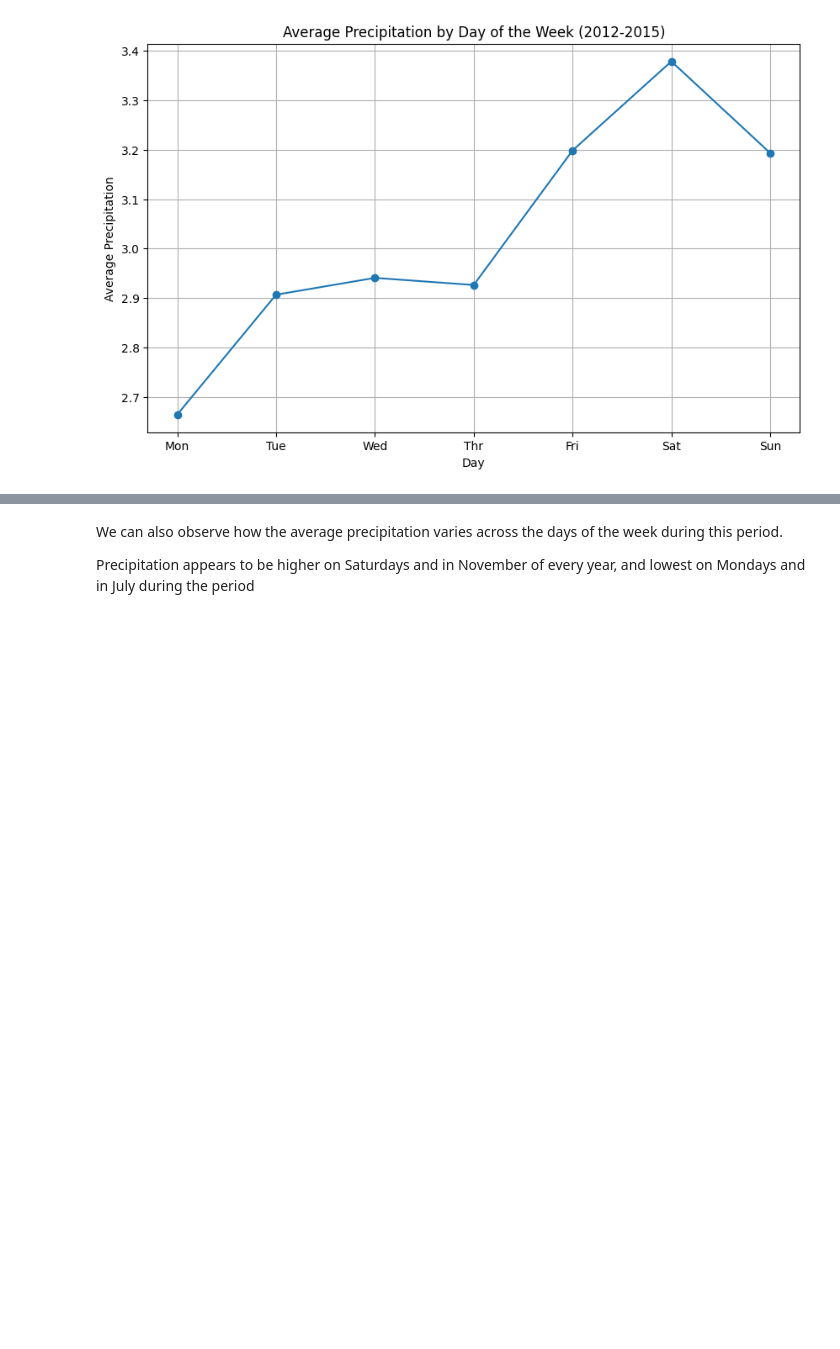
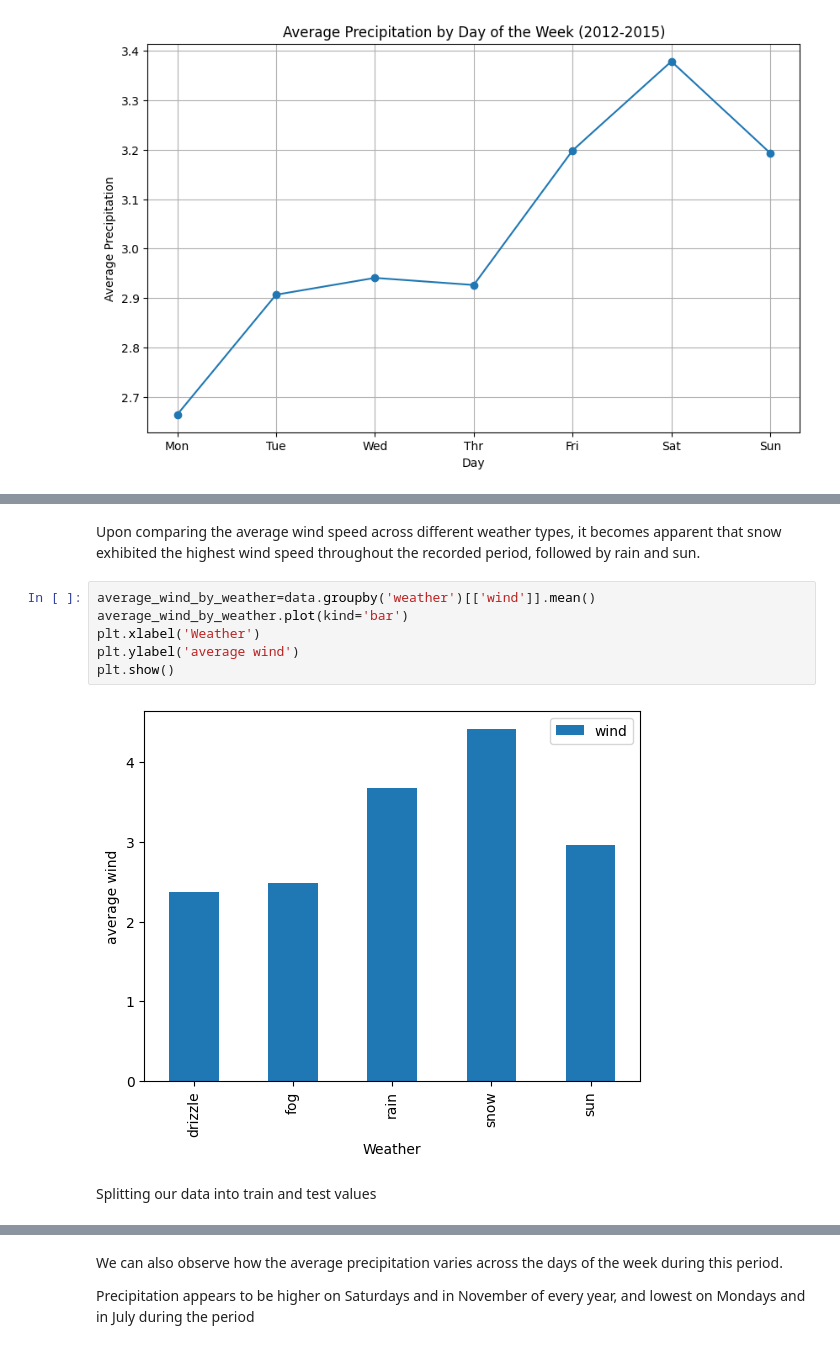
Before and after one commit to konadu-nsiah/Weather-prediction-using-Logistic-regression, a Jupyter notebook: Weather_prediction_Logistic_Regression.ipynb, the cells around one changed output, grey strips where cells are left out. Saved outputs shown, nothing was run; the diff lists cells and outputs as text; blank space fills up the shorter version.

Commit message:
made more analysis with model training

```diff
--- a/Weather_prediction_Logistic_Regression.ipynb
+++ b/Weather_prediction_Logistic_Regression.ipynb
@@ -201,0 +227,12 @@ plt.show()
+# %% [markdown]
+Upon comparing the average wind speed across different weather types, it becomes apparent that snow exhibited the highest wind speed throughout the recorded period, followed by rain and sun.
+# %%
+average_wind_by_weather=data.groupby('weather')[['wind']].mean()
+average_wind_by_weather.plot(kind='bar')
+plt.xlabel('Weather')
+plt.ylabel('average wind')
+plt.show()
+# %% [output]
+[figure, added]
+# %% [markdown]
+Splitting our data into train and test values
```
Also changed, not shown: parts of 10 cells of this notebook.
